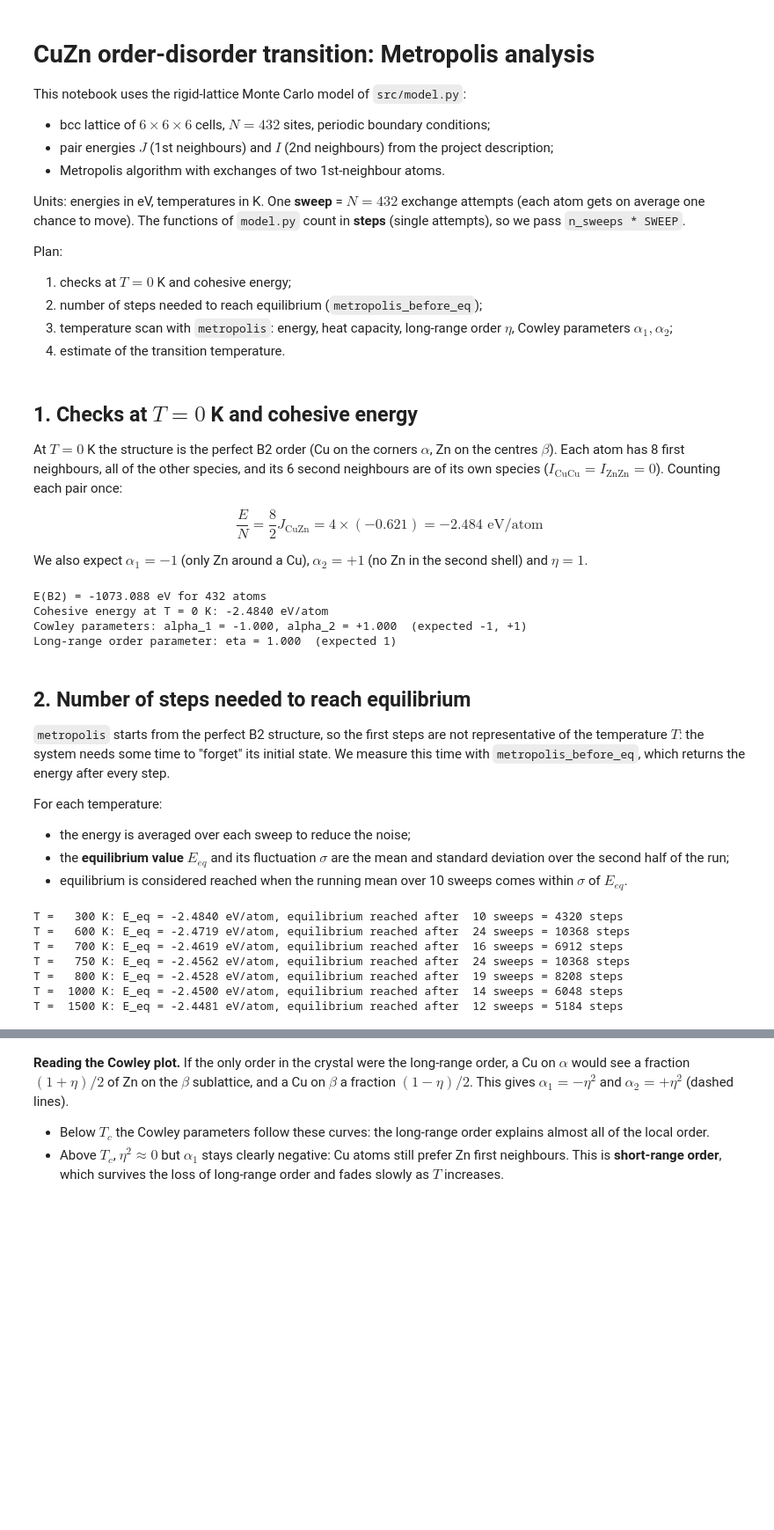
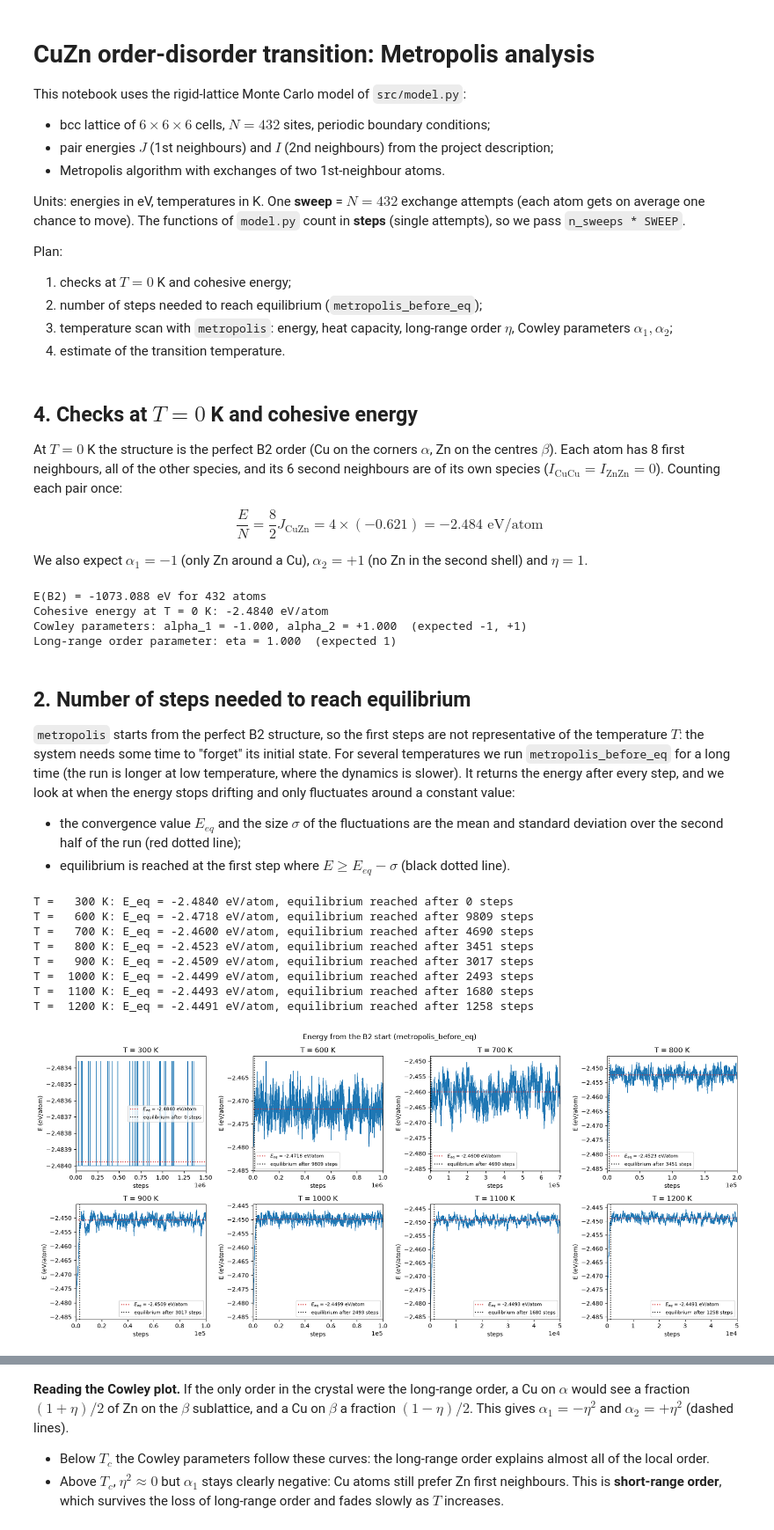
Before and after one commit to TonyPansera/msn, a Jupyter notebook: analysis.ipynb, the cells around one changed output, grey strips where cells are left out. Shown at 88% size. Saved outputs shown, nothing was run; the diff lists cells and outputs as text; code cells hidden in the pictures; blank space fills up the shorter version.

```diff
--- a/analysis.ipynb
+++ b/analysis.ipynb
@@ -32,7 +31,7 @@ np.random.seed(2026)  # used below to build random (fully disordered) lattices
 N = model.NB_SITES
 SWEEP = model.NB_SITES  # 1 sweep = NB_SITES exchange attempts
 # %% [markdown]
-## 1. Checks at $T = 0$ K and cohesive energy
+## 4. Checks at $T = 0$ K and cohesive energy
 
 At $T = 0$ K the structure is the perfect B2 order (Cu on the corners $\alpha$, Zn on the centres $\beta$).
 Each atom has 8 first neighbours, all of the other species, and its 6 second neighbours are of its own species ($I_{\text{CuCu}} = I_{\text{ZnZn}} = 0$). Counting each pair once:
@@ -61,44 +60,46 @@ Long-range order parameter: eta = 1.000  (expected 1)
 # %% [markdown]
 ## 2. Number of steps needed to reach equilibrium
 
-`metropolis` starts from the perfect B2 structure, so the first steps are not representative of the temperature $T$: the system needs some time to "forget" its initial state. We measure this time with `metropolis_before_eq`, which returns the energy after every step.
-
-For each temperature:
-- the energy is averaged over each sweep to reduce the noise;
-- the **equilibrium value** $E_{eq}$ and its fluctuation $\sigma$ are the mean and standard deviation over the second half of the run;
-- equilibrium is considered reached when the running mean over 10 sweeps comes within $\sigma$ of $E_{eq}$.
+`metropolis` starts from the perfect B2 structure, so the first steps are not representative of the temperature $T$: the system needs some time to "forget" its initial state.
+For several temperatures we run `metropolis_before_eq` for a long time (the run is longer at low temperature, where the dynamics is slower). It returns the energy after every step, and we look at when the energy stops drifting and only fluctuates around a constant value:
+- the convergence value $E_{eq}$ and the size $\sigma$ of the fluctuations are the mean and standard deviation over the second half of the run (red dotted line);
+- equilibrium is reached at the first step where $E \geq E_{eq} - \sigma$ (black dotted line).
 # %%
-T_EQ = [300, 600, 700, 750, 800, 1000, 1500]
-N_SWEEPS_TEST = 400
+def plot_relaxation(ax, T, n_steps):
+    # Energy from the B2 start, with the convergence value and the step where equilibrium is reached
+    energies = np.array(model.metropolis_before_eq(n_steps, T)) / N  # eV/atom, one value per step
+    E_eq = energies[n_steps // 2:].mean()  # convergence value: mean over the second half of the run
+    sigma = energies[n_steps // 2:].std()  # size of the equilibrium fluctuations
+    n_eq = int(np.argmax(energies >= E_eq - sigma))  # first step inside the equilibrium fluctuations
+    print(f"T = {T:5d} K: E_eq = {E_eq:.4f} eV/atom, equilibrium reached after {n_eq} steps")
+    ax.plot(energies, lw=0.8)
+    ax.axhline(E_eq, color="C3", ls=":", lw=1.5, label=f"$E_{{eq}}$ = {E_eq:.4f} eV/atom")
+    ax.axvline(n_eq, color="k", ls=":", lw=1.5, label=f"equilibrium after {n_eq} steps")
+    ax.legend(fontsize=8)
+    ax.set_title(f"T = {T} K")
+    ax.set_xlabel("steps")
+    ax.set_ylabel("E (eV/atom)")
+    ax.set_xlim(0, n_steps)
+    ax.ticklabel_format(axis="x", style="sci", scilimits=(0, 0))
+    ax.ticklabel_format(axis="y", useOffset=False)
 
 
-def relaxation_sweeps(per_sweep: np.ndarray, window: int = 10) -> int:
-    # Number of sweeps after which the running mean stays close to the equilibrium value
-    half = len(per_sweep) // 2
-    value_eq = per_sweep[half:].mean()
-    sigma = per_sweep[half:].std()
-    running = np.convolve(per_sweep, np.ones(window) / window, mode="valid")  # running[k] = mean of sweeps k..k+window-1
-    close = np.abs(running - value_eq) <= sigma
-    if not close.any():
-        return len(per_sweep)
-    return int(np.argmax(close)) + window
+T_EQ = [300, 600, 700, 800, 900, 1000, 1100, 1200]  # K
+N_STEPS_TEST = [1500000, 1000000, 700000, 200000, 100000, 100000, 50000, 50000]  # steps
 
-
-energy_runs = {}
-energy_per_sweep = {}
-n_eq_energy = {}
-for T in T_EQ:
-    energies = np.array(model.metropolis_before_eq(N_SWEEPS_TEST * SWEEP, T)) / N  # eV/atom, one value per step
-    energy_runs[T] = energies
-    energy_per_sweep[T] = energies.reshape(N_SWEEPS_TEST, SWEEP).mean(axis=1)
-    n_eq_energy[T] = relaxation_sweeps(energy_per_sweep[T])
-    print(f"T = {T:5d} K: E_eq = {energy_per_sweep[T][N_SWEEPS_TEST // 2:].mean():.4f} eV/atom, "
-          f"equilibrium reached after {n_eq_energy[T]:3d} sweeps = {n_eq_energy[T] * SWEEP} steps")
+fig, axes = plt.subplots(2, 4, figsize=(17, 7.5))
+for ax, T, n_steps in zip(axes.flat, T_EQ, N_STEPS_TEST):
+    plot_relaxation(ax, T, n_steps)
+fig.suptitle("Energy from the B2 start (metropolis_before_eq)")
+fig.tight_layout()
+plt.show()
 # %% [output]
-T =   300 K: E_eq = -2.4840 eV/atom, equilibrium reached after  10 sweeps = 4320 steps
-T =   600 K: E_eq = -2.4719 eV/atom, equilibrium reached after  24 sweeps = 10368 steps
-T =   700 K: E_eq = -2.4619 eV/atom, equilibrium reached after  16 sweeps = 6912 steps
-T =   750 K: E_eq = -2.4562 eV/atom, equilibrium reached after  24 sweeps = 10368 steps
-T =   800 K: E_eq = -2.4528 eV/atom, equilibrium reached after  19 sweeps = 8208 steps
-T =  1000 K: E_eq = -2.4500 eV/atom, equilibrium reached after  14 sweeps = 6048 steps
-T =  1500 K: E_eq = -2.4481 eV/atom, equilibrium reached after  12 sweeps = 5184 steps
+T =   300 K: E_eq = -2.4840 eV/atom, equilibrium reached after 0 steps
+T =   600 K: E_eq = -2.4718 eV/atom, equilibrium reached after 9809 steps
+T =   700 K: E_eq = -2.4600 eV/atom, equilibrium reached after 4690 steps
+T =   800 K: E_eq = -2.4523 eV/atom, equilibrium reached after 3451 steps
+T =   900 K: E_eq = -2.4509 eV/atom, equilibrium reached after 3017 steps
+T =  1000 K: E_eq = -2.4499 eV/atom, equilibrium reached after 2493 steps
+T =  1100 K: E_eq = -2.4493 eV/atom, equilibrium reached after 1680 steps
+T =  1200 K: E_eq = -2.4491 eV/atom, equilibrium reached after 1258 steps
+[figure, added]
```
Also changed, not shown: parts of 17 cells of this notebook, 20 other files.
